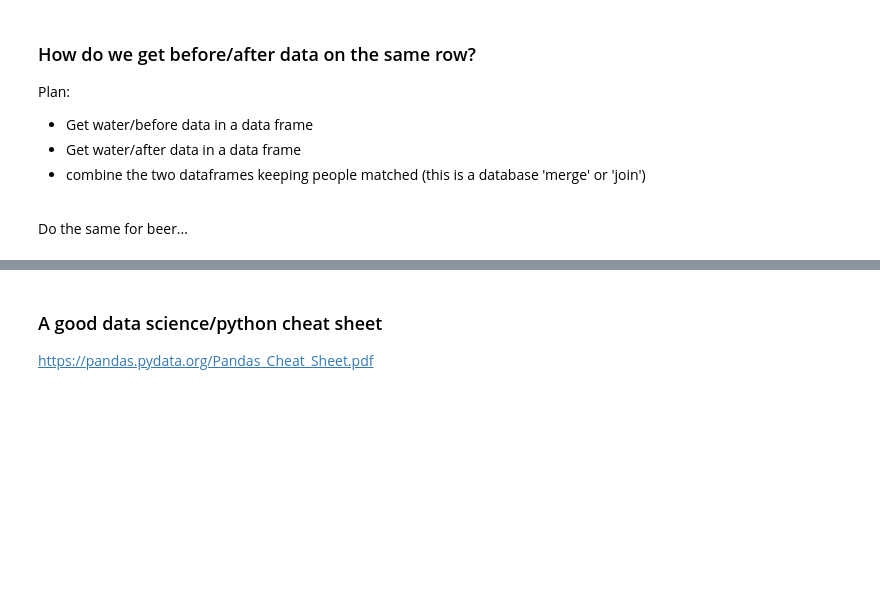
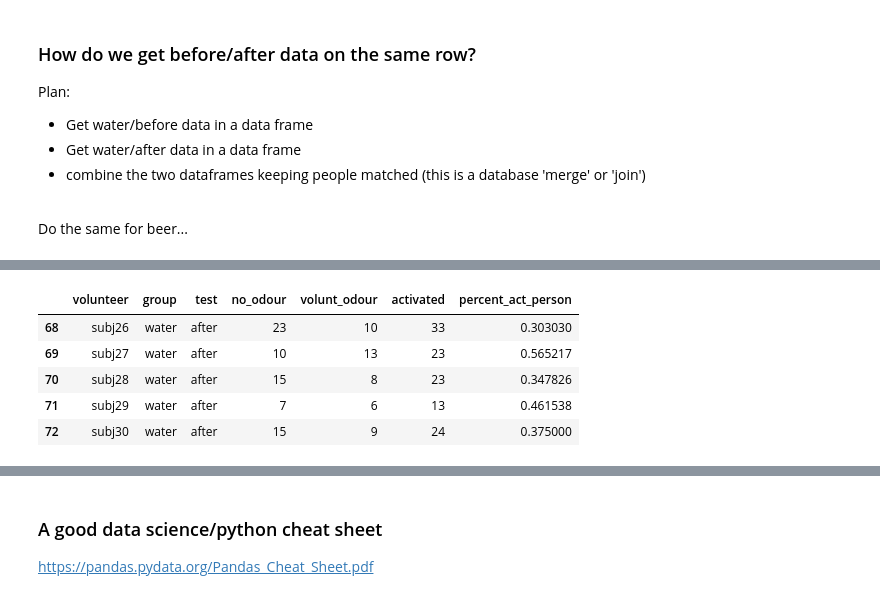
Before and after one commit to olsonac/data_science_for_brain_and_behaviour_26-27, a Jupyter notebook: Lectures/wk7_2_permutation_tests2/permutation_tests.ipynb, the cells around one changed output, grey strips where cells are left out. Cells and saved outputs as stored; diff of their text form; code cells hidden in the pictures; blank space fills up the shorter version.

```diff
--- a/Lectures/wk7_2_permutation_tests2/permutation_tests.ipynb
+++ b/Lectures/wk7_2_permutation_tests2/permutation_tests.ipynb
@@ -234,3 +290,15 @@ Do the same for beer...
+# %%
+water_after_filter = (new_moz_data["group"] == "water") & \
+                      (new_moz_data["test"] == "after")
+after_water_data = new_moz_data[water_after_filter]
+after_water_data.head()
+# %% [output]
+|  | volunteer | group | test | no_odour | volunt_odour | activated | percent_act_person |
+| 68 | subj26 | water | after | 23 | 10 | 33 | 0.303030 |
+| 69 | subj27 | water | after | 10 | 13 | 23 | 0.565217 |
+| 70 | subj28 | water | after | 15 | 8 | 23 | 0.347826 |
+| 71 | subj29 | water | after | 7 | 6 | 13 | 0.461538 |
+| 72 | subj30 | water | after | 15 | 9 | 24 | 0.375000 |
 # %%
 # can clean up a bit (but don't have to) so we don't end up with so many columns
 # in our merged dataframe
```
Also changed, not shown: parts of 37 cells of this notebook, 19 other files.
